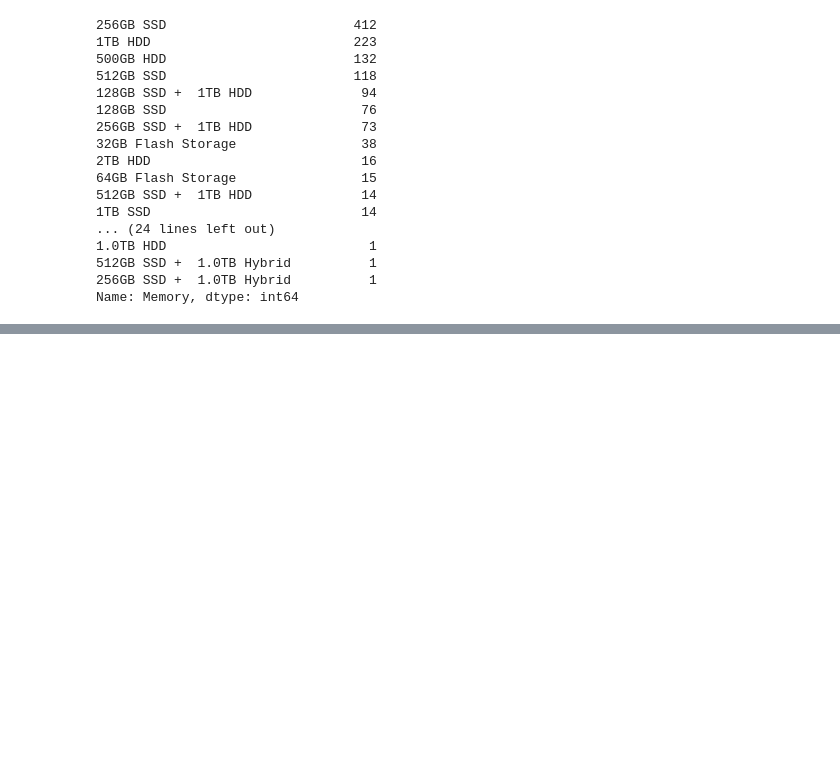
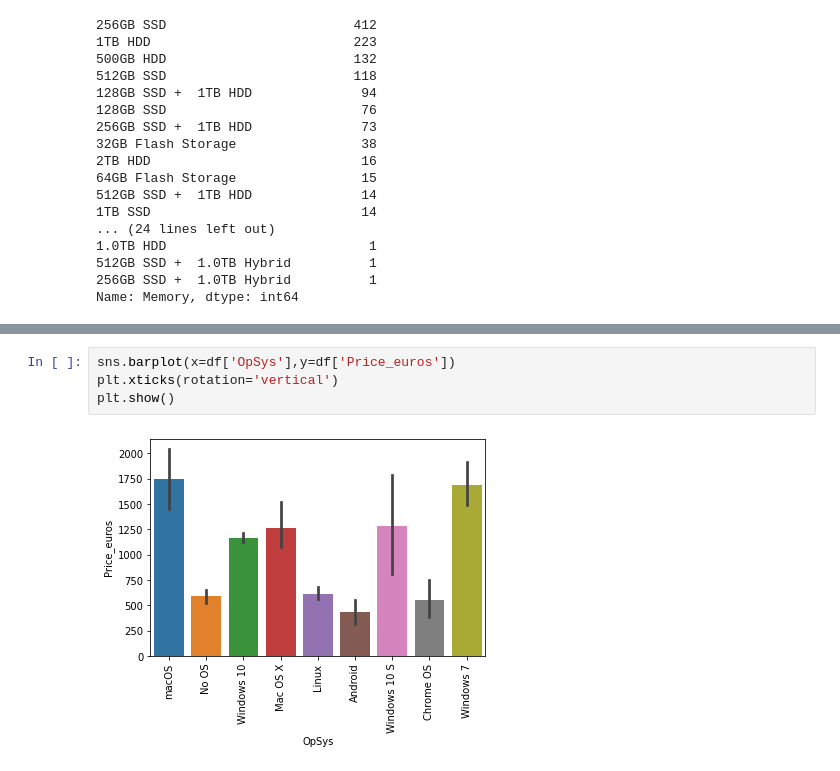
Before and after one commit to akriti0998/Laptop_Price_Predicton_ML, a Jupyter notebook: Laptop_Price_Predictor.ipynb, the cells around one changed output, grey strips where cells are left out. Drawn from its saved outputs; the diff is of its cells as text; blank space fills up the shorter version.

```diff
--- a/Laptop_Price_Predictor.ipynb
+++ b/Laptop_Price_Predictor.ipynb
@@ -369,0 +458,6 @@ Name: Memory, dtype: int64
+# %%
+sns.barplot(x=df['OpSys'],y=df['Price_euros'])
+plt.xticks(rotation='vertical')
+plt.show()
+# %% [output]
+[figure, added]
```
Also changed, not shown: parts of 31 cells of this notebook.
